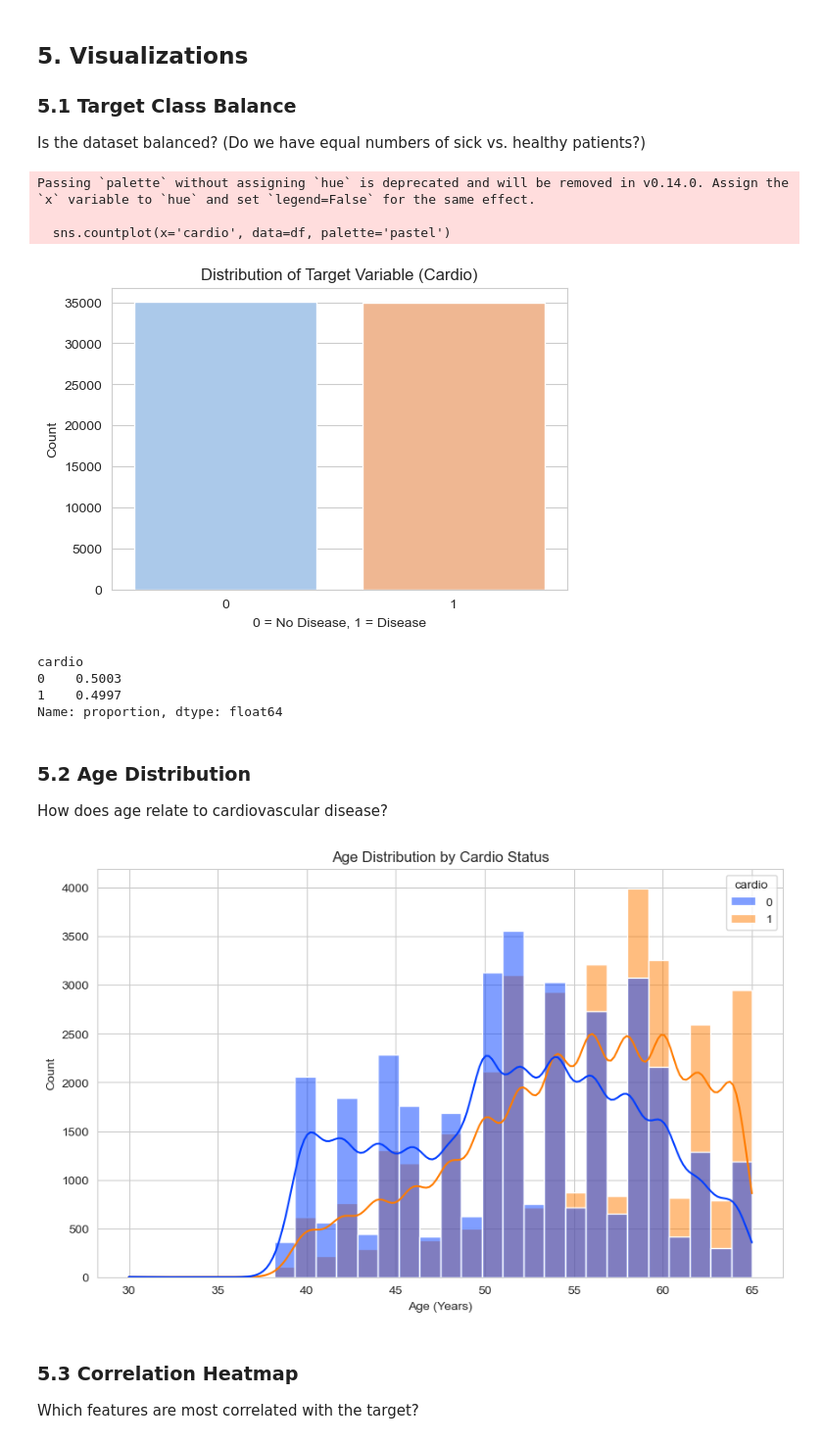
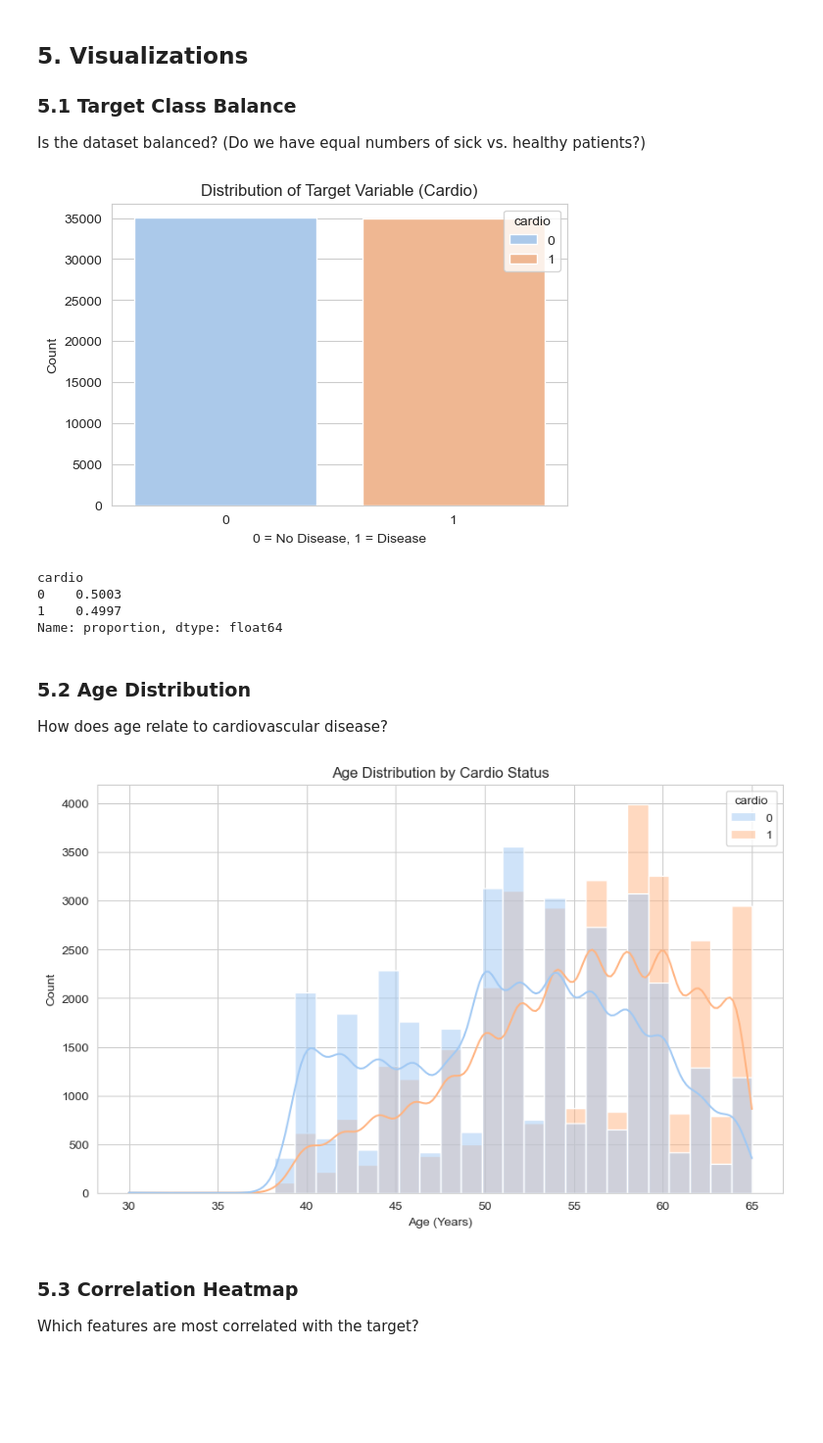
Before and after one commit to Yash-Kakadiya/cardio-sense, a Jupyter notebook: notebooks/01_exploration.ipynb, the cells around one changed output. Shown at 98% size. Cells and saved outputs as stored; diff of their text form; code cells hidden in the pictures; blank space fills up the shorter version.

```diff
--- a/notebooks/01_exploration.ipynb
+++ b/notebooks/01_exploration.ipynb
@@ -220,34 +220,31 @@ df.describe().T
 Is the dataset balanced? (Do we have equal numbers of sick vs. healthy patients?)
 # %%
 plt.figure(figsize=(6, 4))
-sns.countplot(x='cardio', data=df, palette='pastel')
-plt.title('Distribution of Target Variable (Cardio)')
-plt.xlabel('0 = No Disease, 1 = Disease')
-plt.ylabel('Count')
+sns.countplot(x="cardio", data=df, hue="cardio", palette="pastel")
+plt.title("Distribution of Target Variable (Cardio)")
+plt.xlabel("0 = No Disease, 1 = Disease")
+plt.ylabel("Count")
 plt.show()
 
 # Print exact ratios
-print(df['cardio'].value_counts(normalize=True))
+print(df["cardio"].value_counts(normalize=True))
 # %% [output]
+[figure, new version]
-Passing `palette` without assigning `hue` is deprecated and will be removed in v0.14.0. Assign the `x` variable to `hue` and set `legend=False` for the same effect.
-
-  sns.countplot(x='cardio', data=df, palette='pastel')
+cardio
+0    0.5003
+1    0.4997
+Name: proportion, dtype: float64
-[figure, old version]
-cardio
-0    0.5003
-1    0.4997
-Name: proportion, dtype: float64
 # %% [markdown]
 ### 5.2 Age Distribution
 How does age relate to cardiovascular disease?
 # %%
 plt.figure(figsize=(10, 6))
-sns.histplot(data=df, x='age_years', hue='cardio', kde=True, bins=30, palette='bright')
-plt.title('Age Distribution by Cardio Status')
-plt.xlabel('Age (Years)')
+sns.histplot(data=df, x="age_years", kde=True, bins=30, hue="cardio", palette="pastel")
+plt.title("Age Distribution by Cardio Status")
+plt.xlabel("Age (Years)")
 plt.show()
 # %% [output]
-[figure, old version]
+[figure, new version]
 # %% [markdown]
 ### 5.3 Correlation Heatmap
 Which features are most correlated with the target?
```
Also changed, not shown: parts of 10 cells of this notebook.
